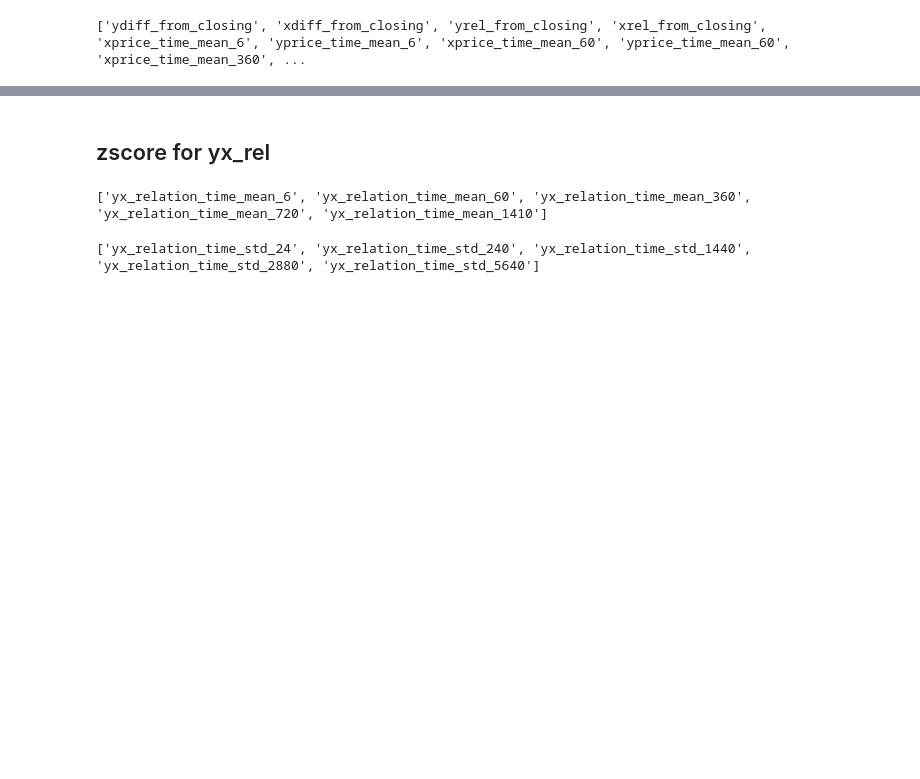
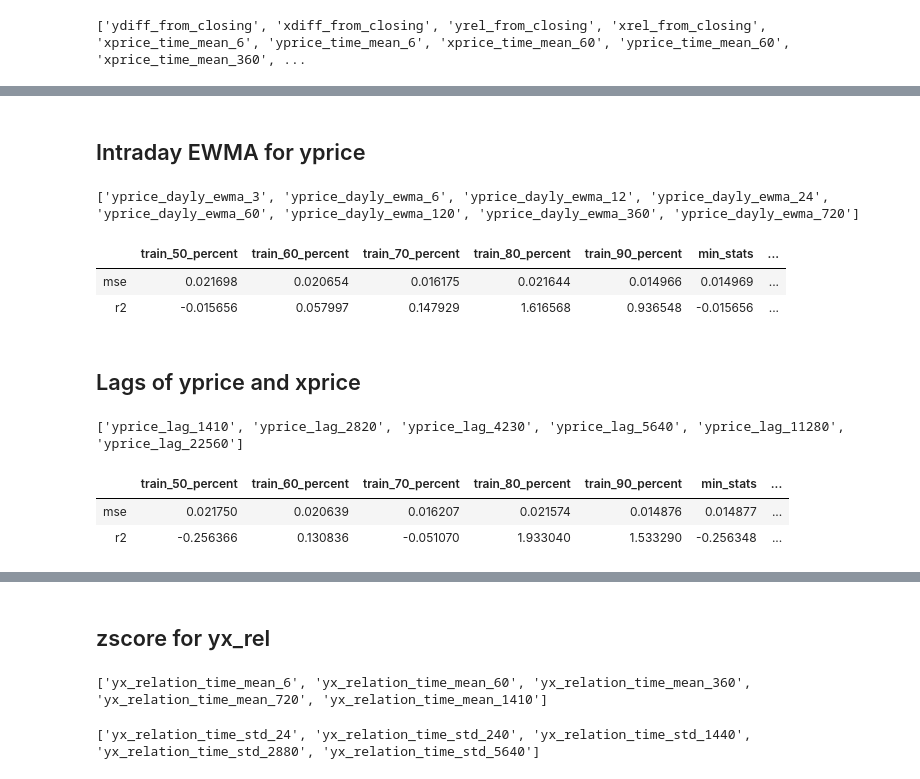
Before and after one commit to sneddy/Two-financial-instruments, a Jupyter notebook: structural.ipynb, the cells around one changed output, grey strips where cells are left out. Saved outputs shown, nothing was run; the diff lists cells and outputs as text; code cells hidden in the pictures; blank space fills up the shorter version.

```diff
--- a/structural.ipynb
+++ b/structural.ipynb
@@ -148,0 +151,44 @@ xrel_from_closing                        0.34%          0.0041
+# %% [markdown]
+## Intraday EWMA for yprice
+# %%
+agg_col = 'yprice'
+new_cols = add_intraday_ewma(data, agg_col, [3, 6,12,24,60,120,360,720])
+
+for col in new_cols:
+    data[col] = data[agg_col] - data[col]
+# %% [output]
+['yprice_dayly_ewma_3', 'yprice_dayly_ewma_6', 'yprice_dayly_ewma_12', 'yprice_dayly_ewma_24', 'yprice_dayly_ewma_60', 'yprice_dayly_ewma_120', 'yprice_dayly_ewma_360', 'yprice_dayly_ewma_720']
+# %%
+data['ewma_dif_v1'] = data.yprice_dayly_ewma_12 - data.yprice_dayly_ewma_6
+data['ewma_dif_v2'] = data.yprice_dayly_ewma_12 * data.yprice_dayly_ewma_6
+
+data['ewma_dif_v3'] = data.yprice_dayly_ewma_60 - data.yprice_dayly_ewma_24
+data['ewma_dif_v4'] = data.yprice_dayly_ewma_24 - data.yprice_dayly_ewma_3
+
+data['ewma_dif_v5'] = data.yprice_dayly_ewma_720 * data.yprice_dayly_ewma_360
+# %%
+# selected_cols = greedy_add_strategy(model, data, selected_cols, new_cols,
+#                                  valid_ratio, test_ratio, droprows)
+
+updated_cols = selected_cols + [
+    'ewma_dif_v1',
+    'ewma_dif_v2',
+    'ewma_dif_v3',
+    'ewma_dif_v4',
+    'ewma_dif_v5',
+#     'yprice_dayly_ewma_3',
+#     'yprice_dayly_ewma_6',
+    'yprice_dayly_ewma_12',
+    'yprice_dayly_ewma_24',
+    'yprice_dayly_ewma_60',
+#     'yprice_dayly_ewma_360',
+]
+
+selected_cols = updated_cols.copy()
+validate_model_by_pentate(model, data, updated_cols.copy(), droprows)
+# %% [output]
+|  | train_50_percent | train_60_percent | train_70_percent | train_80_percent | train_90_percent | min_stats | ... |
+| mse | 0.021698 | 0.020654 | 0.016175 | 0.021644 | 0.014966 | 0.014969 | ... |
+| r2 | -0.015656 | 0.057997 | 0.147929 | 1.616568 | 0.936548 | -0.015656 | ... |
+# %% [markdown]
+## Lags of yprice and xprice
@@ -148,0 +197,22 @@ xrel_from_closing                        0.34%          0.0041
+# %%
+agg_col = 'yprice'
+new_cols = add_shifts(data,'yprice',month_agg_periods)
+for col in new_cols:
+    data[col] = data[agg_col] - data[col]
+# %% [output]
+['yprice_lag_1410', 'yprice_lag_2820', 'yprice_lag_4230', 'yprice_lag_5640', 'yprice_lag_11280', 'yprice_lag_22560']
+# %%
+updated_cols = selected_cols + [
+    'yprice_lag_1410',
+    'yprice_lag_2820',
+    'yprice_lag_4230',
+#     'yprice_lag_5640',
+#     'yprice_lag_11280',
+#     'yprice_lag_22560'
+]
+selected_cols = updated_cols.copy()
+validate_model_by_pentate(model, data, updated_cols.copy(), droprows)
+# %% [output]
+|  | train_50_percent | train_60_percent | train_70_percent | train_80_percent | train_90_percent | min_stats | ... |
+| mse | 0.021750 | 0.020639 | 0.016207 | 0.021574 | 0.014876 | 0.014877 | ... |
+| r2 | -0.256366 | 0.130836 | -0.051070 | 1.933040 | 1.533290 | -0.256348 | ... |
```
Also changed, not shown: parts of 17 cells of this notebook.
